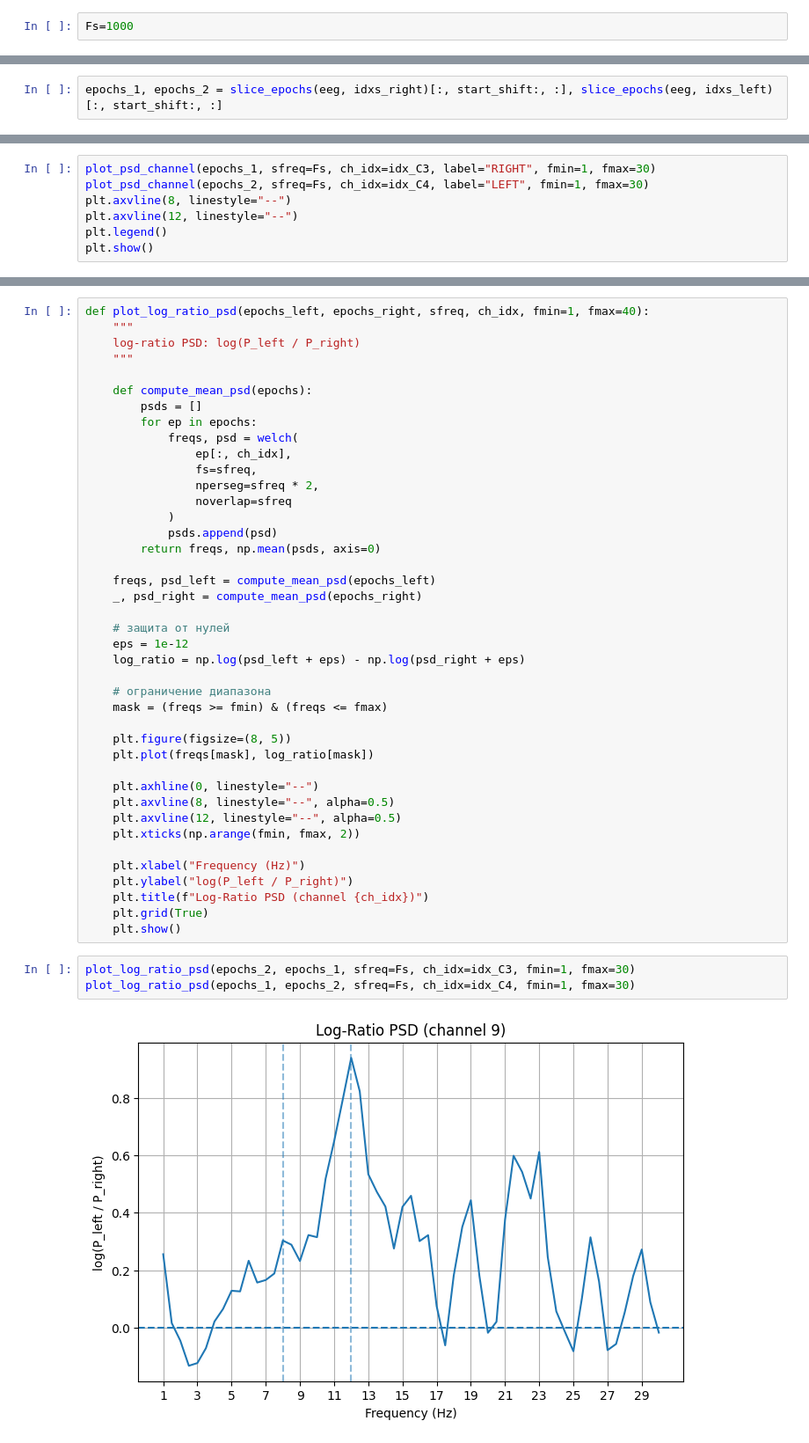
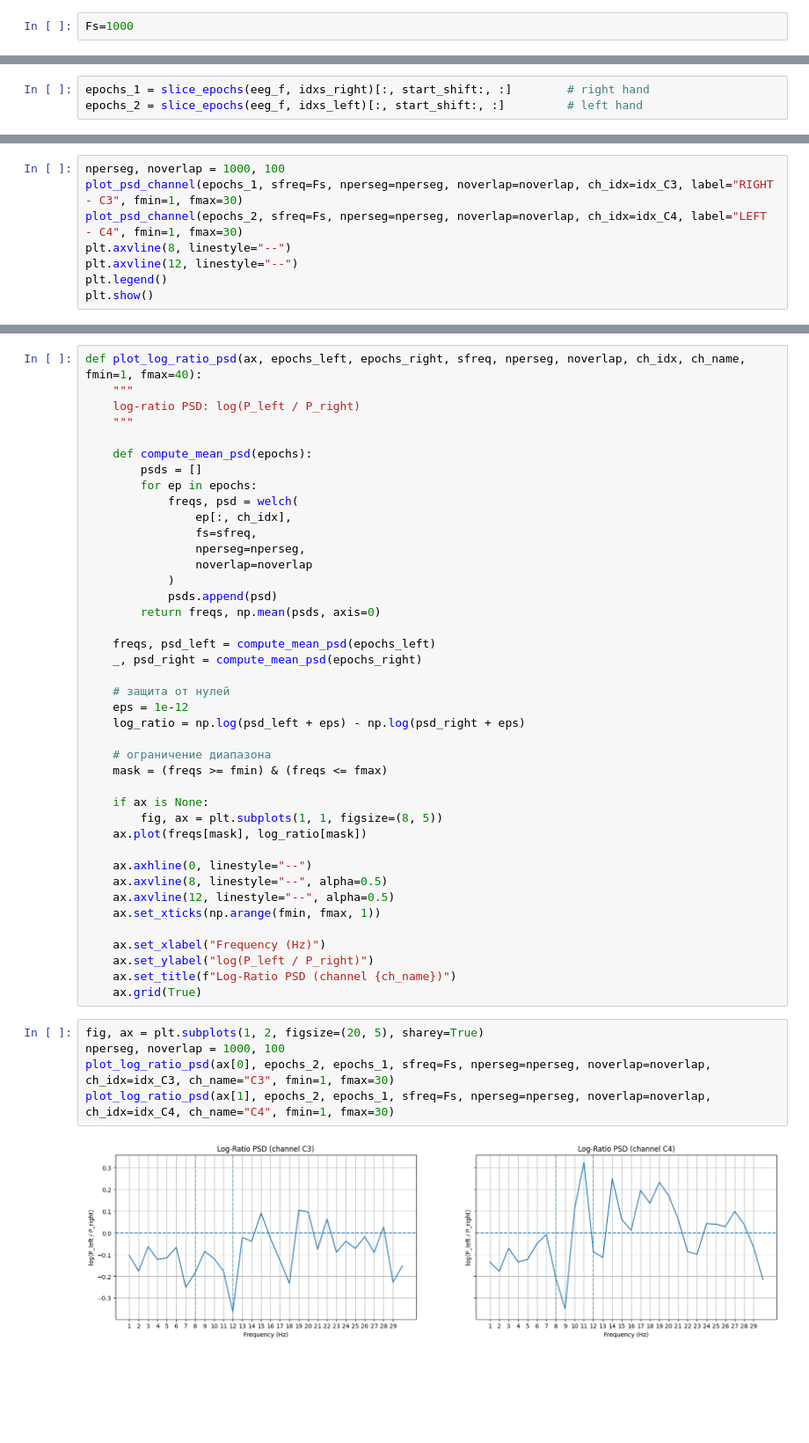
Before and after one commit to JuliaRory/Agency_EBCI, a Jupyter notebook: notebooks/04_check_mu_rhythm.ipynb, the cells around one changed output, grey strips where cells are left out. Shown at 88% size. Saved outputs shown, nothing was run; the diff lists cells and outputs as text; blank space fills up the shorter version.

```diff
--- a/notebooks/04_check_mu_rhythm.ipynb
+++ b/notebooks/04_check_mu_rhythm.ipynb
@@ -74,3 +105,4 @@ start_shift = 500
 idxs_rest, idxs_right, idxs_left = parse_events(trigger, window_size=200, start_shift=start_shift, end_shift=0)
 # %%
-epochs_1, epochs_2 = slice_epochs(eeg, idxs_right)[:, start_shift:, :], slice_epochs(eeg, idxs_left)[:, start_shift:, :]
+epochs_1 = slice_epochs(eeg_f, idxs_right)[:, start_shift:, :]        # right hand
+epochs_2 = slice_epochs(eeg_f, idxs_left)[:, start_shift:, :]         # left hand
@@ -135,7 +152,8 @@ def plot_psd_channel(epochs, sfreq, ch_idx, label=None, fmin=1, fmax=40):
     plt.grid(True)
 # %%
-plot_psd_channel(epochs_1, sfreq=Fs, ch_idx=idx_C3, label="RIGHT", fmin=1, fmax=30)
-plot_psd_channel(epochs_2, sfreq=Fs, ch_idx=idx_C4, label="LEFT", fmin=1, fmax=30)
+nperseg, noverlap = 1000, 100
+plot_psd_channel(epochs_1, sfreq=Fs, nperseg=nperseg, noverlap=noverlap, ch_idx=idx_C3, label="RIGHT - C3", fmin=1, fmax=30)
+plot_psd_channel(epochs_2, sfreq=Fs, nperseg=nperseg, noverlap=noverlap, ch_idx=idx_C4, label="LEFT - C4", fmin=1, fmax=30)
 plt.axvline(8, linestyle="--")
 plt.axvline(12, linestyle="--")
 plt.legend()
@@ -145,5 +163,5 @@ plt.show()
 # %%
-def plot_log_ratio_psd(epochs_left, epochs_right, sfreq, ch_idx, fmin=1, fmax=40):
+def plot_log_ratio_psd(ax, epochs_left, epochs_right, sfreq, nperseg, noverlap, ch_idx, ch_name, fmin=1, fmax=40):
     """
     log-ratio PSD: log(P_left / P_right)
     """
@@ -154,8 +172,8 @@ def plot_log_ratio_psd(epochs_left, epochs_right, sfreq, ch_idx, fmin=1, fmax=40
             freqs, psd = welch(
                 ep[:, ch_idx],
                 fs=sfreq,
-                nperseg=sfreq * 2,
-                noverlap=sfreq
+                nperseg=nperseg,
+                noverlap=noverlap
             )
             psds.append(psd)
         return freqs, np.mean(psds, axis=0)
@@ -170,21 +188,23 @@ def plot_log_ratio_psd(epochs_left, epochs_right, sfreq, ch_idx, fmin=1, fmax=40
     # ограничение диапазона
     mask = (freqs >= fmin) & (freqs <= fmax)
 
-    plt.figure(figsize=(8, 5))
-    plt.plot(freqs[mask], log_ratio[mask])
+    if ax is None:
+        fig, ax = plt.subplots(1, 1, figsize=(8, 5))
+    ax.plot(freqs[mask], log_ratio[mask])
 
-    plt.axhline(0, linestyle="--")
-    plt.axvline(8, linestyle="--", alpha=0.5)
-    plt.axvline(12, linestyle="--", alpha=0.5)
-    plt.xticks(np.arange(fmin, fmax, 2))
+    ax.axhline(0, linestyle="--")
+    ax.axvline(8, linestyle="--", alpha=0.5)
+    ax.axvline(12, linestyle="--", alpha=0.5)
+    ax.set_xticks(np.arange(fmin, fmax, 1))
 
-    plt.xlabel("Frequency (Hz)")
-    plt.ylabel("log(P_left / P_right)")
-    plt.title(f"Log-Ratio PSD (channel {ch_idx})")
-    plt.grid(True)
-    plt.show()
+    ax.set_xlabel("Frequency (Hz)")
+    ax.set_ylabel("log(P_left / P_right)")
+    ax.set_title(f"Log-Ratio PSD (channel {ch_name})")
+    ax.grid(True)
 # %%
-plot_log_ratio_psd(epochs_2, epochs_1, sfreq=Fs, ch_idx=idx_C3, fmin=1, fmax=30)
-plot_log_ratio_psd(epochs_1, epochs_2, sfreq=Fs, ch_idx=idx_C4, fmin=1, fmax=30)
+fig, ax = plt.subplots(1, 2, figsize=(20, 5), sharey=True)
+nperseg, noverlap = 1000, 100
+plot_log_ratio_psd(ax[0], epochs_2, epochs_1, sfreq=Fs, nperseg=nperseg, noverlap=noverlap, ch_idx=idx_C3, ch_name="C3", fmin=1, fmax=30)
+plot_log_ratio_psd(ax[1], epochs_2, epochs_1, sfreq=Fs, nperseg=nperseg, noverlap=noverlap, ch_idx=idx_C4, ch_name="C4", fmin=1, fmax=30)
 # %% [output]
-[figure, old version]
+[figure, new version]
```
Also changed, not shown: parts of 35 cells of this notebook, 1 other file.
